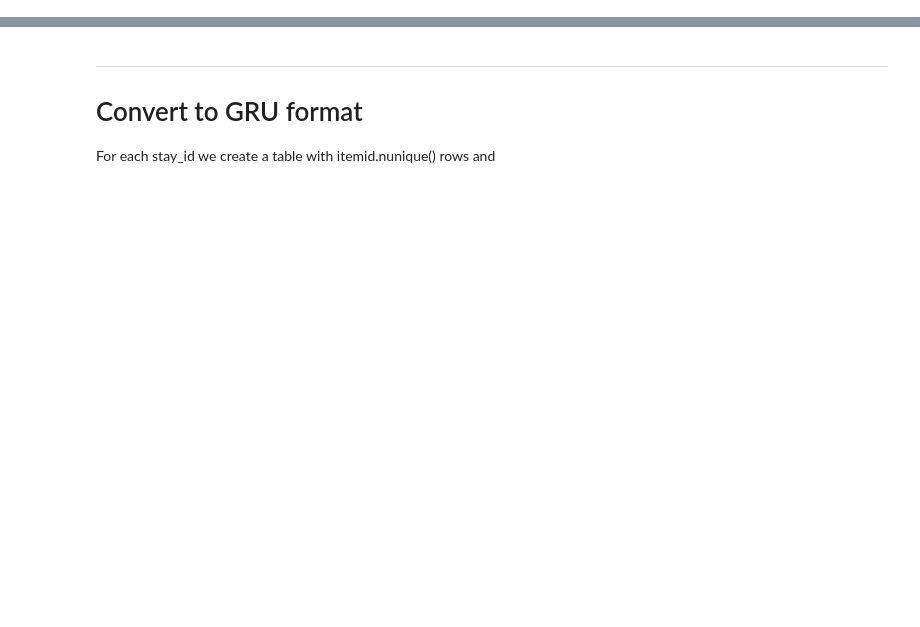
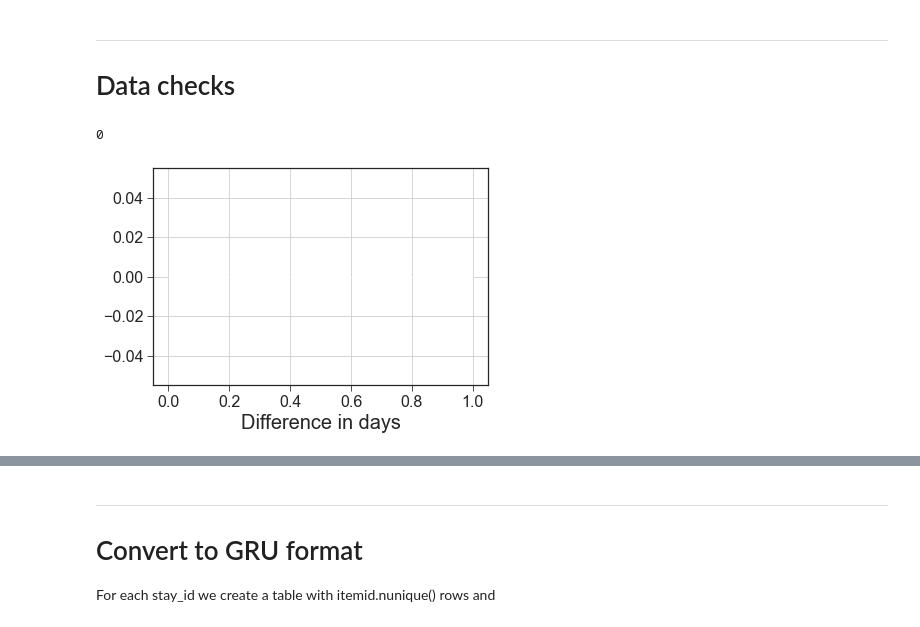
Before and after one commit to vlada-rozova/coagulation-prediction, a Jupyter notebook: data-wrangling.ipynb, the cells around one changed output, grey strips where cells are left out. Drawn from its saved outputs; the diff is of its cells as text; code cells hidden in the pictures; blank space fills up the shorter version.

Commit message:
updated timestamps

```diff
--- a/data-wrangling.ipynb
+++ b/data-wrangling.ipynb
@@ -3,0 +1,15 @@ import pandas as pd
+# %%
+import numpy as np
+import pandas as pd
+
+# Pretty plots
+import matplotlib.pyplot as plt
+import seaborn as sns
+%matplotlib inline
+plt.style.use('seaborn-ticks')
+sns.set_style('ticks')
+plt.rcParams['figure.figsize'] = (6, 4)
+plt.rcParams['axes.titlesize'] = 22
+plt.rcParams['axes.labelsize'] = 20
+plt.rcParams['xtick.labelsize'] = 16
+plt.rcParams['ytick.labelsize'] = 16
@@ -84,0 +48,4 @@ results.tail()
+# %%
+# Load data
+df = pd.read_csv('../data/dataset_datathon_21_v2.csv')
+df.shape
@@ -84,0 +54,7 @@ results.tail()
+# %%
+# Covert timestamps to datetime
+df.charttime = pd.to_datetime(df.charttime)
+df.intime = pd.to_datetime(df.intime)
+
+# Exclude event later than 72h from admission
+df = df[(df.charttime - df.intime).apply(timedelta2hours) <= 72.0]
@@ -84,0 +93,12 @@ results.tail()
+# %%
+# Convert event type to numeric value
+df['event_id'] = df.event.astype('category').cat.codes
+
+# Sort the dataframe
+df.sort_values(by=['stay_id', 'event_id', 'charttime'], inplace=True)
+
+# Reset index
+df.reset_index(drop=True, inplace=True)
+
+print(df.shape)
+df.head()
@@ -84,0 +113,3 @@ results.tail()
+# %% [markdown]
+___
+# Data checks
@@ -84,0 +119,9 @@ results.tail()
+# %%
+(df.intime > df.charttime).sum()
+# %% [output]
+0
+# %%
+(df[df.intime > df.charttime].intime - df[df.intime > df.charttime].charttime).dt.days.hist();
+plt.xlabel('Difference in days');
+# %% [output]
+[figure, added]
```
Also changed, not shown: parts of 32 cells of this notebook.
